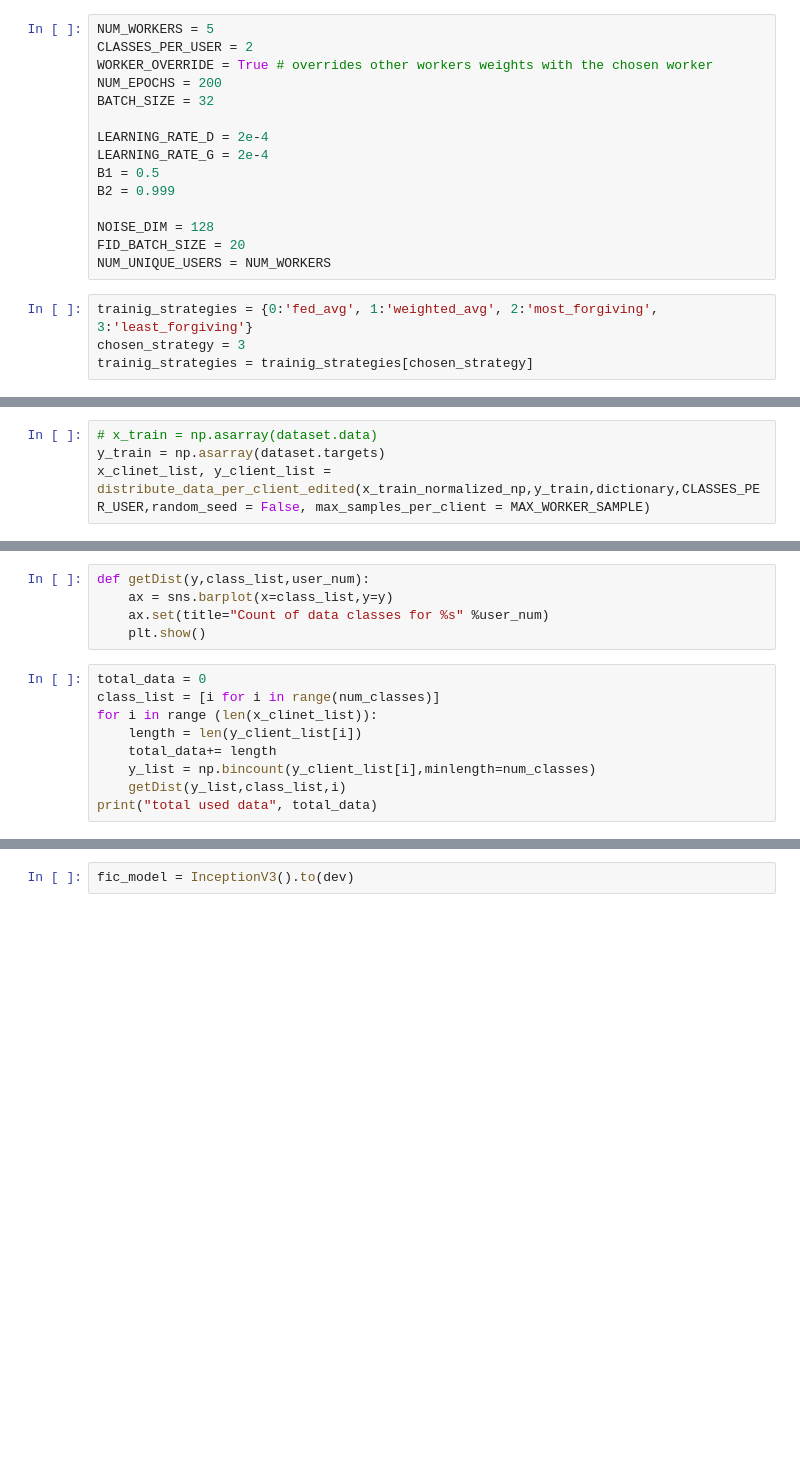
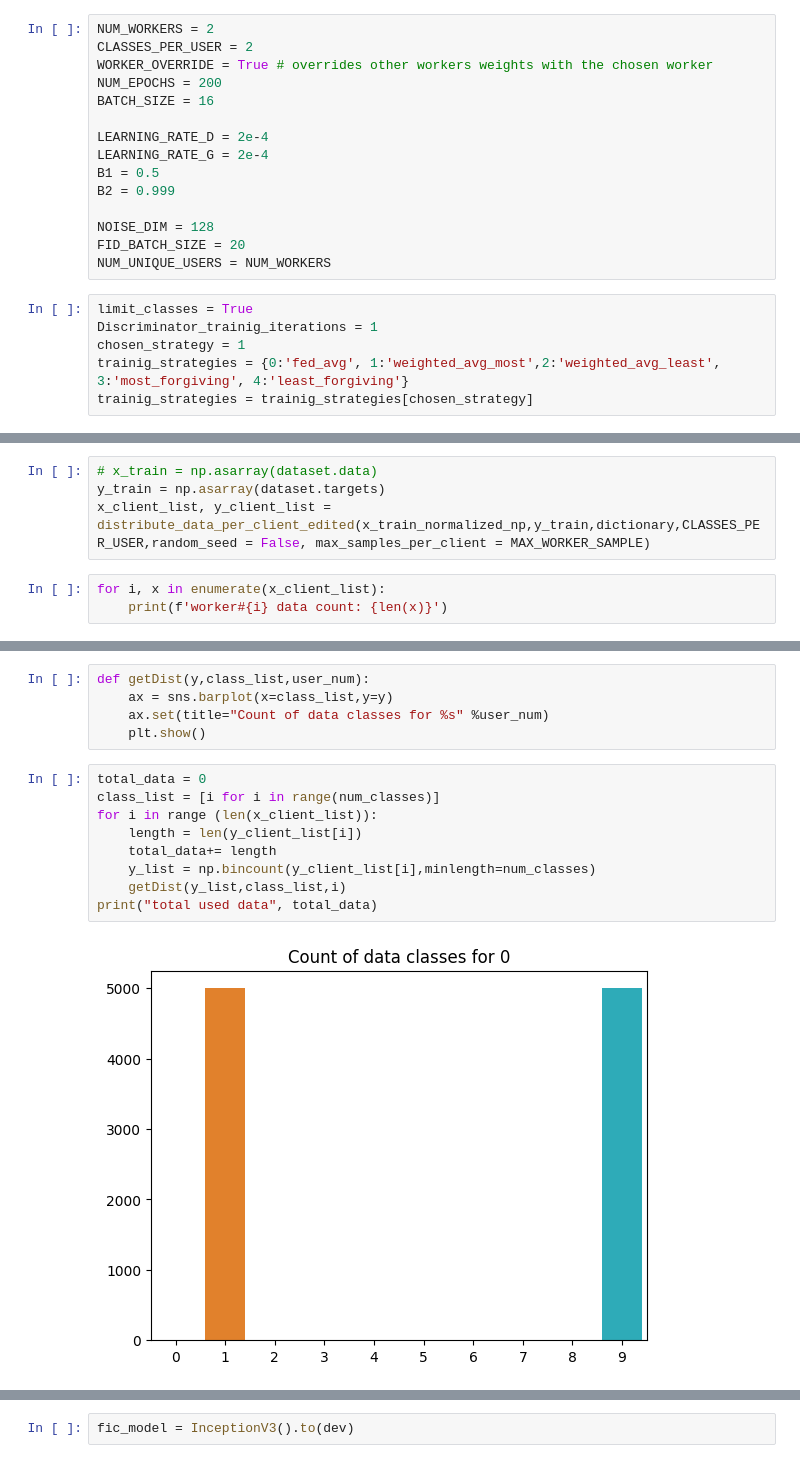
Before and after one commit to basemprince/F2U, a Jupyter notebook: main.ipynb, the cells around one changed output, grey strips where cells are left out. Drawn from its saved outputs; the diff is of its cells as text; blank space fills up the shorter version.

Commit message:
streamlined training strategies/fixed DOE

```diff
--- a/main.ipynb
+++ b/main.ipynb
@@ -34,11 +34,11 @@ else:
     dev = "cpu"
 dev = torch.device(dev)
 # %%
-NUM_WORKERS = 5
+NUM_WORKERS = 2
 CLASSES_PER_USER = 2
 WORKER_OVERRIDE = True # overrides other workers weights with the chosen worker
 NUM_EPOCHS = 200
-BATCH_SIZE = 32
+BATCH_SIZE = 16
 
 LEARNING_RATE_D = 2e-4
 LEARNING_RATE_G = 2e-4
@@ -49,8 +49,10 @@ NOISE_DIM = 128
 FID_BATCH_SIZE = 20
 NUM_UNIQUE_USERS = NUM_WORKERS
 # %%
-trainig_strategies = {0:'fed_avg', 1:'weighted_avg', 2:'most_forgiving', 3:'least_forgiving'}
-chosen_strategy = 3
+limit_classes = True
+Discriminator_trainig_iterations = 1
+chosen_strategy = 1
+trainig_strategies = {0:'fed_avg', 1:'weighted_avg_most',2:'weighted_avg_least', 3:'most_forgiving', 4:'least_forgiving'}
 trainig_strategies = trainig_strategies[chosen_strategy]
 # %%
 trans_cifar = transforms.Compose([transforms.ToTensor(), transforms.Normalize((0.5, 0.5, 0.5), (0.5, 0.5, 0.5))])
@@ -132,4 +150,7 @@ plt.show()
 # %%
 # x_train = np.asarray(dataset.data)
 y_train = np.asarray(dataset.targets)
-x_clinet_list, y_client_list = distribute_data_per_client_edited(x_train_normalized_np,y_train,dictionary,CLASSES_PER_USER,random_seed = False, max_samples_per_client = MAX_WORKER_SAMPLE)
+x_client_list, y_client_list = distribute_data_per_client_edited(x_train_normalized_np,y_train,dictionary,CLASSES_PER_USER,random_seed = False, max_samples_per_client = MAX_WORKER_SAMPLE)
+# %%
+for i, x in enumerate(x_client_list):
+    print(f'worker#{i} data count: {len(x)}')
@@ -146,9 +170,11 @@ def getDist(y,class_list,user_num):
 # %%
 total_data = 0
 class_list = [i for i in range(num_classes)]
-for i in range (len(x_clinet_list)):
+for i in range (len(x_client_list)):
     length = len(y_client_list[i])
     total_data+= length
     y_list = np.bincount(y_client_list[i],minlength=num_classes)
     getDist(y_list,class_list,i)
 print("total used data", total_data)
+# %% [output]
+[figure, added]
```
Also changed, not shown: parts of 12 cells of this notebook, 7 other files.
